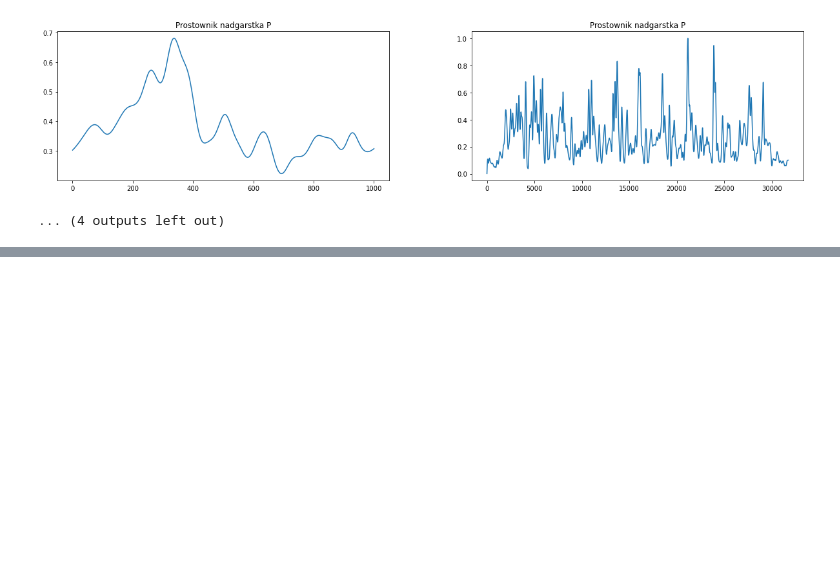
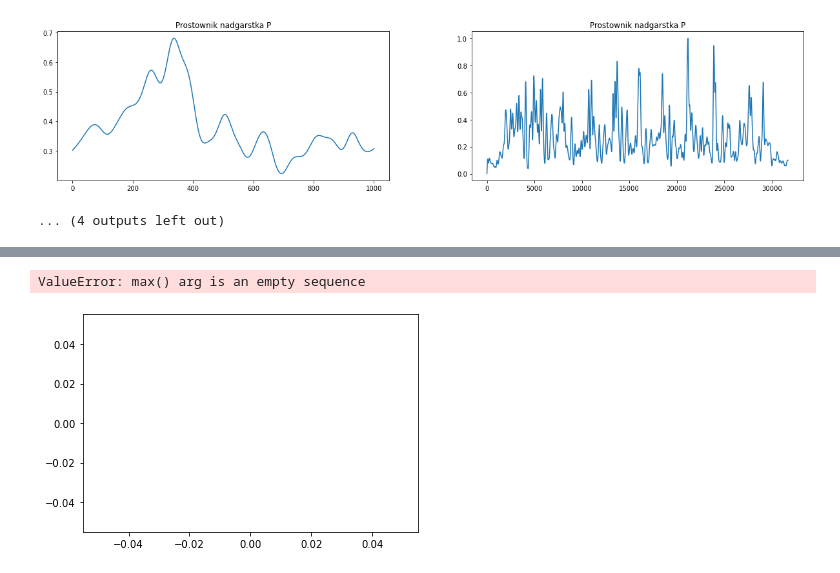
Before and after one commit to kkluwak/PJATK2020, a Jupyter notebook: RDCLabs/odczyt_emg_gotowe.ipynb, the cells around one changed output, grey strips where cells are left out. Drawn from its saved outputs; the diff is of its cells as text; code cells hidden in the pictures; blank space fills up the shorter version.

```diff
--- a/RDCLabs/odczyt_emg_gotowe.ipynb
+++ b/RDCLabs/odczyt_emg_gotowe.ipynb
@@ -394,0 +475,7 @@ Z:\Miecz\\B0445\2020-08-06-B0445-S01\2020-08-06-B0445-S01-E01-T05.c3d
+# %%
+markers = Markers.from_c3d(path2, prefix_delimiter=":")
+ev=dp.read_labels(path2, 200)
+s,k=dp.nowy_czas(2,ev, markers)
+# %% [output]
+ValueError: max() arg is an empty sequence
+[figure, added]
```
Also changed, not shown: parts of 6 cells of this notebook.
